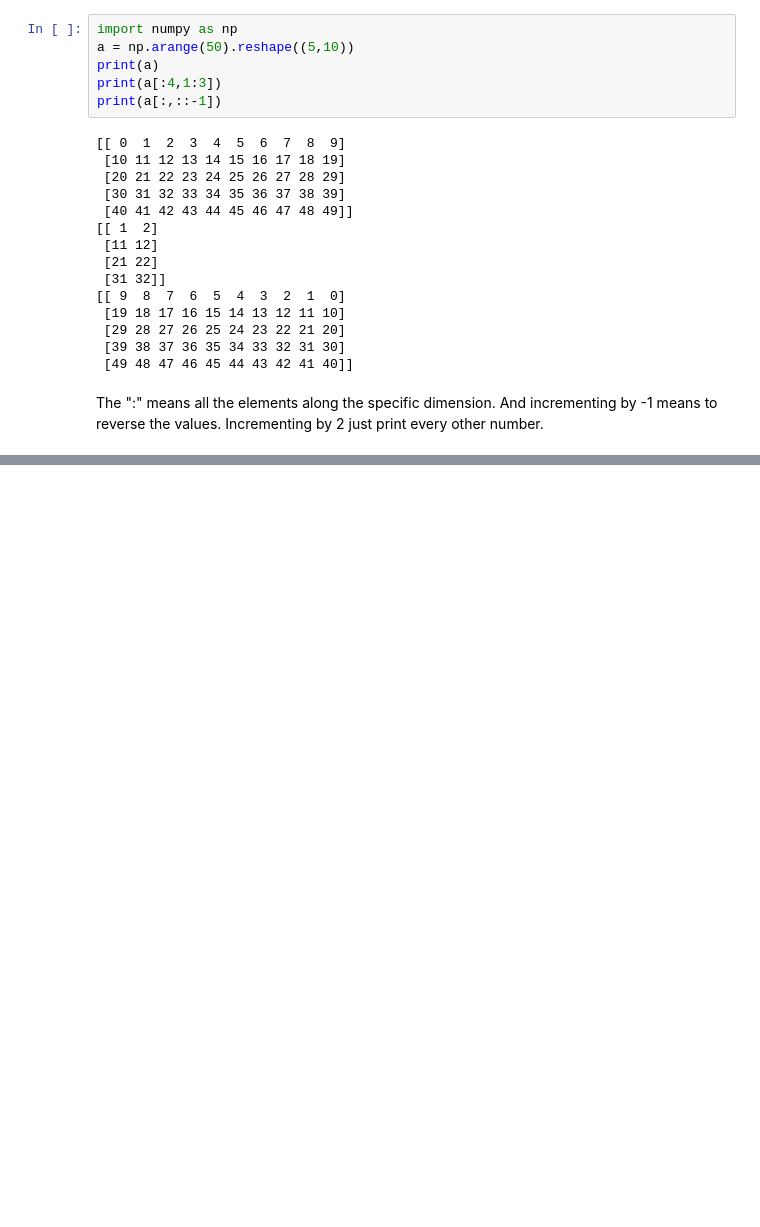
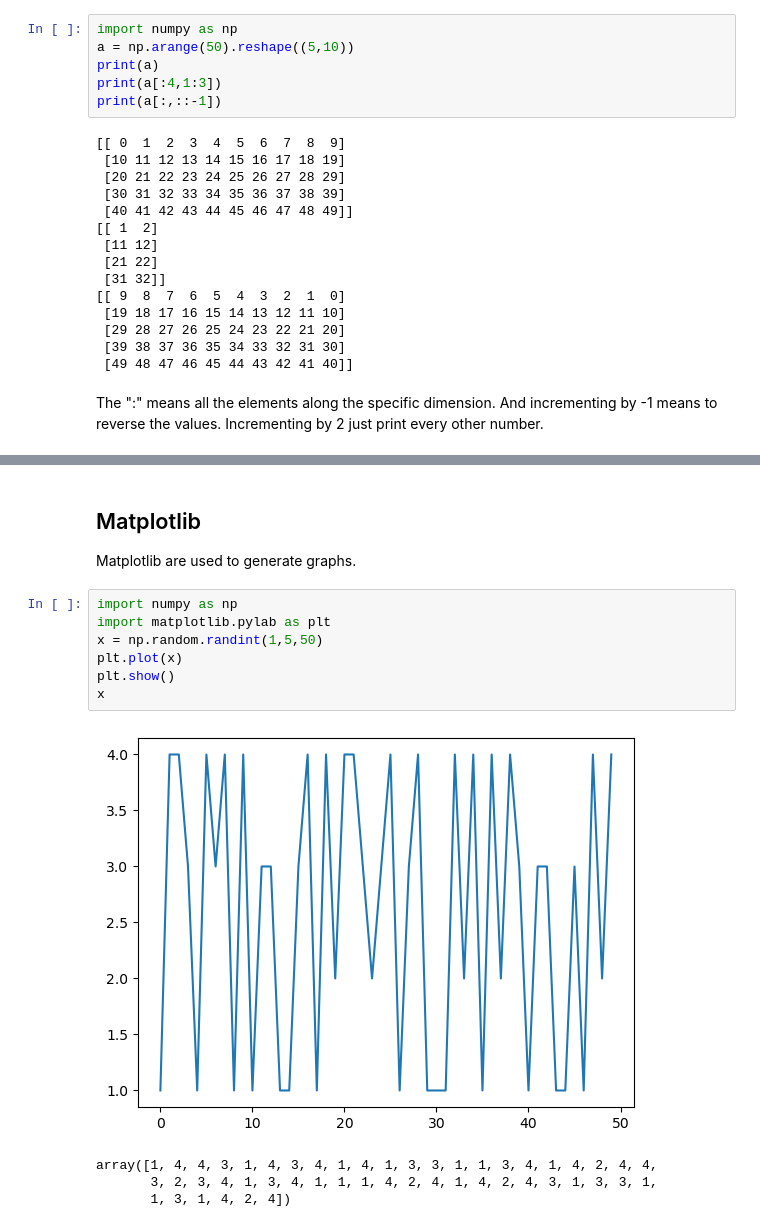
Before and after one commit to BHAAA-ZLM/Learning_All_Sorts, a Jupyter notebook: Notes/Basics.ipynb, the cells around one changed output, grey strips where cells are left out. Saved outputs shown, nothing was run; the diff lists cells and outputs as text; blank space fills up the shorter version.

```diff
--- a/Notes/Basics.ipynb
+++ b/Notes/Basics.ipynb
@@ -62,0 +97,15 @@ array([[2, 4, 0, 2],
+# %% [markdown]
+## Matplotlib
+Matplotlib are used to generate graphs.
+# %%
+import numpy as np
+import matplotlib.pylab as plt
+x = np.random.randint(1,5,50)
+plt.plot(x)
+plt.show()
+x
+# %% [output]
+[figure, added]
+array([1, 4, 4, 3, 1, 4, 3, 4, 1, 4, 1, 3, 3, 1, 1, 3, 4, 1, 4, 2, 4, 4,
+       3, 2, 3, 4, 1, 3, 4, 1, 1, 1, 4, 2, 4, 1, 4, 2, 4, 3, 1, 3, 3, 1,
+       1, 3, 1, 4, 2, 4])
```
Also changed, not shown: parts of 13 cells of this notebook, 1 other file.
